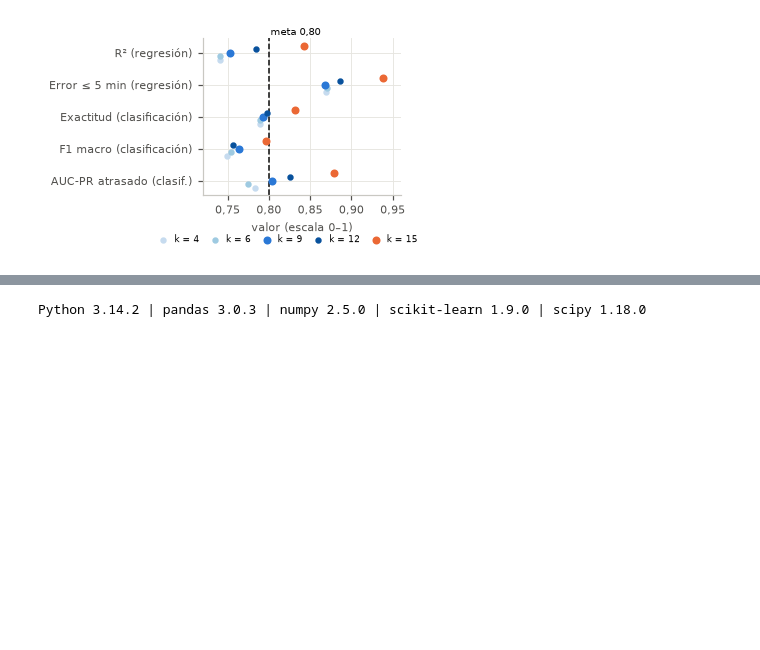
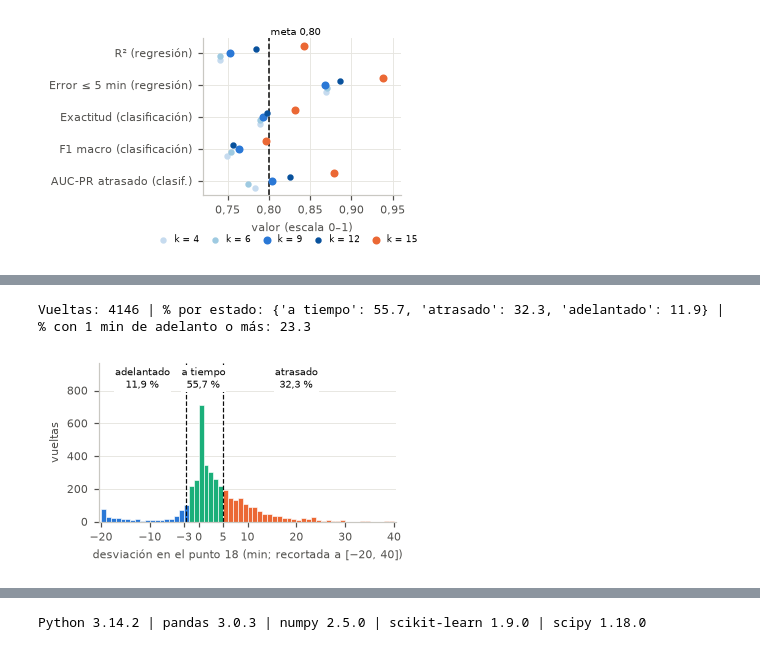
Before and after one commit to Gredith/MachineLearning-G5-TA, a Jupyter notebook: notebooks/06_analisis_resultados.ipynb, the cells around one changed output, grey strips where cells are left out. Saved outputs shown, nothing was run; the diff lists cells and outputs as text; code cells hidden in the pictures; blank space fills up the shorter version.

```diff
--- a/notebooks/06_analisis_resultados.ipynb
+++ b/notebooks/06_analisis_resultados.ipynb
@@ -526,0 +530,35 @@ graficos.guardar(fig, DIR_FIG / "06_metricas_meta80.png")
+# %%
+# Atraso final (punto 18) de las 4.146 vueltas con las zonas de los tres estados de P2 (≤ −3, a tiempo, ≥ 5 min).
+UMBRAL_ATRASO, UMBRAL_ADELANTO = 5, 3
+COLOR_ESTADO = {"adelantado": graficos.PALETA[0], "a tiempo": graficos.PALETA[2], "atrasado": graficos.PALETA[1]}
+y_final = datos[9]["y"]
+estado = np.select([y_final >= UMBRAL_ATRASO, y_final <= -UMBRAL_ADELANTO], ["atrasado", "adelantado"], "a tiempo")
+pct_estado = pd.Series(estado).value_counts(normalize=True).mul(100)
+print("Vueltas:", len(y_final), "| % por estado:", pct_estado.round(1).to_dict(),
+      "| % con 1 min de adelanto o más:", round(100 * (y_final <= -1).mean(), 1))
+
+fig, ax = plt.subplots(figsize=(3.5, 2.1))
+bordes = np.arange(-20, 41, 1.0)
+recortado = y_final.clip(-20, 39.99)
+for nombre, (lo, hi) in {"adelantado": (-20, -UMBRAL_ADELANTO + 0.5), "a tiempo": (-UMBRAL_ADELANTO + 0.5, UMBRAL_ATRASO),
+                         "atrasado": (UMBRAL_ATRASO, 40)}.items():
+    ax.hist(recortado[(recortado >= lo) & (recortado < hi)], bins=bordes, color=COLOR_ESTADO[nombre],
+            edgecolor="white", linewidth=0.4)
+for x in (-UMBRAL_ADELANTO + 0.5, UMBRAL_ATRASO):
+    ax.axvline(x, color=graficos.TEXTO, linestyle="--", linewidth=0.8)
+alto = 1.3 * ax.get_ylim()[1]
+ax.set_ylim(0, alto)
+for nombre, x, alin in (("adelantado", -11.5, "center"), ("a tiempo", 1, "center"), ("atrasado", 20, "center")):
+    ax.text(x, alto * 0.98, f"{nombre}\n{pct_estado[nombre]:.1f} %".replace(".", ","), ha=alin, va="top",
+            fontsize=6.8, color=graficos.TEXTO,
+            bbox=dict(fc="white", ec="none", pad=0.6))
+ax.set(xlabel="desviación en el punto 18 (min; recortada a [−20, 40])", ylabel="vueltas", xlim=(-20.5, 40.5))
+ax.set_xticks([-20, -10, -3, 0, 5, 10, 20, 30, 40])
+ax.tick_params(labelsize=7)
+ax.xaxis.label.set_size(7.5)
+ax.yaxis.label.set_size(7.5)
+ax.grid(axis="x", visible=False)
+graficos.guardar(fig, DIR_FIG / "06_umbrales_punto18.png")
+# %% [output]
+Vueltas: 4146 | % por estado: {'a tiempo': 55.7, 'atrasado': 32.3, 'adelantado': 11.9} | % con 1 min de adelanto o más: 23.3
+[figure, added]
```
Also changed, not shown: parts of 3 cells of this notebook, 12 other files.
